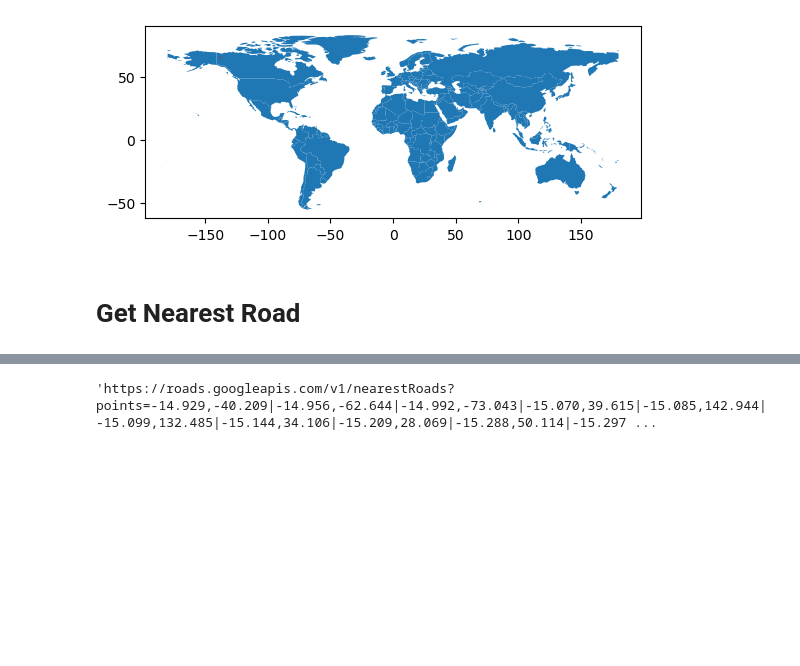
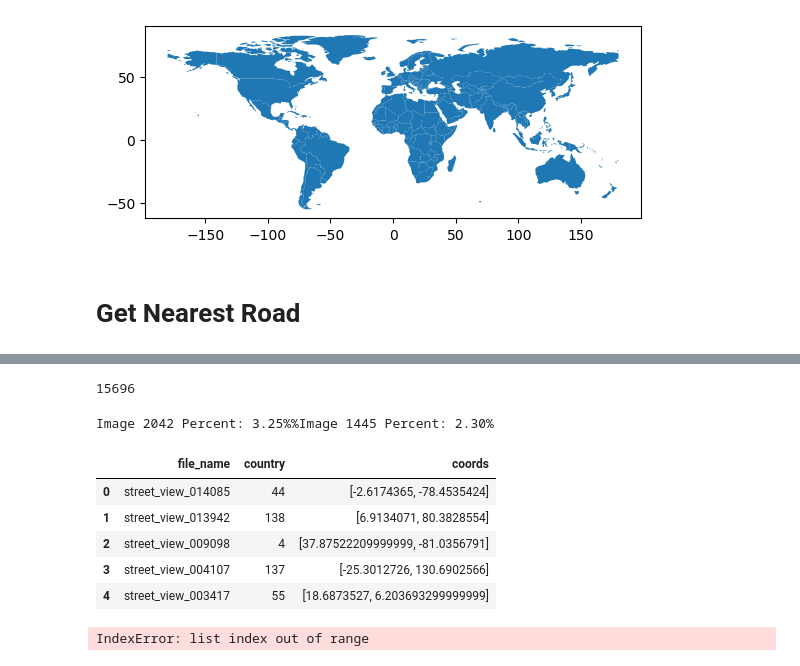
Before and after one commit to Stelath/gpt-guessr, a Jupyter notebook: GPTGuessr/gen_dataset.ipynb, the cells around one changed output, grey strips where cells are left out. Saved outputs shown, nothing was run; the diff lists cells and outputs as text; code cells hidden in the pictures; blank space fills up the shorter version.

```diff
--- a/GPTGuessr/gen_dataset.ipynb
+++ b/GPTGuessr/gen_dataset.ipynb
@@ -140,4 +120,0 @@ print(response)
-# %%
-url + '?' + '&'.join(f'{k}={v}' for k, v in params.items())
-# %% [output]
-'https://roads.googleapis.com/v1/nearestRoads?points=-14.929,-40.209|-14.956,-62.644|-14.992,-73.043|-15.070,39.615|-15.085,142.944|-15.099,132.485|-15.144,34.106|-15.209,28.069|-15.288,50.114|-15.297 ...
@@ -143,0 +160,6 @@ url + '?' + '&'.join(f'{k}={v}' for k, v in params.items())
+# %%
+data_len = len(os.listdir('data/'))
+data_len = data_len // 6
+data_len
+# %% [output]
+15696
@@ -144,3 +169,26 @@ url + '?' + '&'.join(f'{k}={v}' for k, v in params.items())
+# %%
+from multiprocessing import Process
+from get_loc import get_data
+for i in range(6):
+    t = Process(target=get_data, args=(i*data_len, (i+1)*data_len, coords, key, world))
+    t.start()
+# %% [output]
+Image 2042 Percent: 3.25%%Image 1445 Percent: 2.30%
+# %%
+pkl = pd.read_pickle('df_78480_94176.df')
+pkl.head()
+# %% [output]
+|  | file_name | country | coords |
+| 0 | street_view_014085 | 44 | [-2.6174365, -78.4535424] |
+| 1 | street_view_013942 | 138 | [6.9134071, 80.3828554] |
+| 2 | street_view_009098 | 4 | [37.87522209999999, -81.0356791] |
+| 3 | street_view_004107 | 137 | [-25.3012726, 130.6902566] |
+| 4 | street_view_003417 | 55 | [18.6873527, 6.203693299999999] |
+# %%
+from get_loc import get_data
+get_data(1*data_len, (1+1)*data_len, coords, key, world)
+# %% [output]
+IndexError: list index out of range
 # %%
 response.json()
 # %% [output]
```
Also changed, not shown: parts of 13 cells of this notebook, 8 other files.
